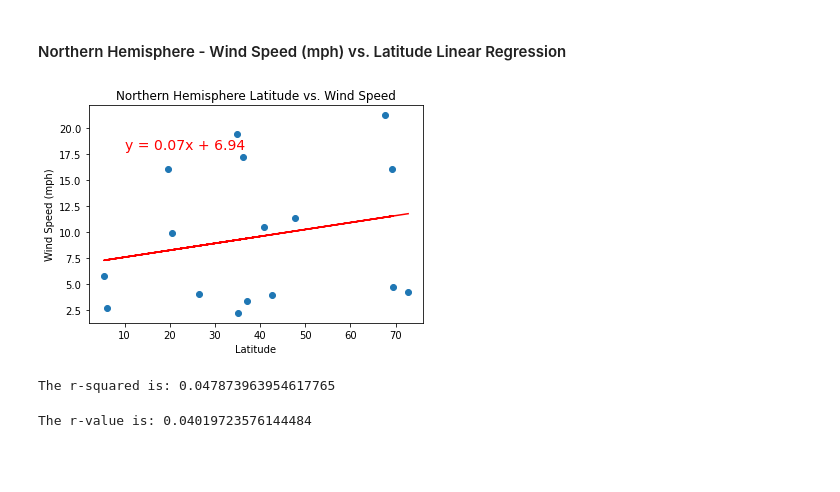
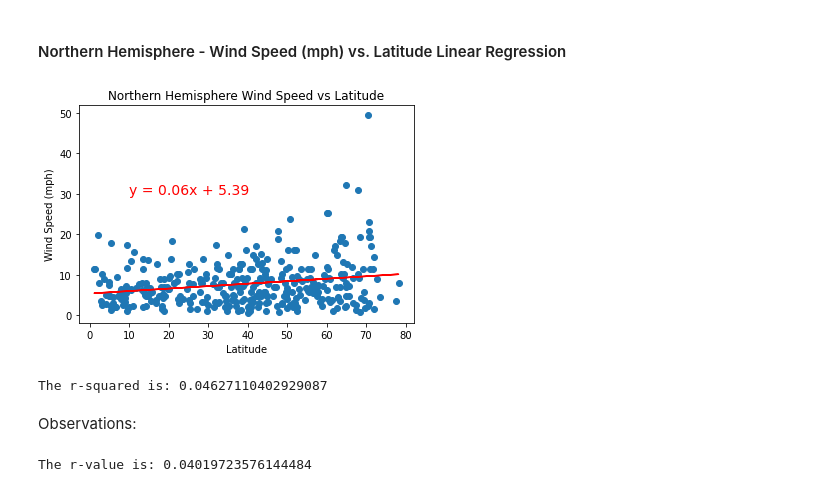
Before and after one commit to meghanvl/API_project, a Jupyter notebook: WeatherPy.ipynb, the cells around one changed output. Cells and saved outputs as stored; diff of their text form; code cells hidden in the pictures; blank space fills up the shorter version.

Commit message:
total data run

```diff
--- a/WeatherPy/WeatherPy.ipynb
+++ b/WeatherPy.ipynb
@@ -66,7 +66,7 @@ country = []
 date = []
 
 record_count = 0
-set_number = 0
+set_number = 1
 
 #build query
 url = "http://api.openweathermap.org/data/2.5/weather?"
@@ -79,9 +79,9 @@ for city in cities:
     query_url = f"{url}appid={weather_api_key}&units={units}&q=" + city
     response = requests.get(query_url).json()
 
-    if record_count < 5:
+    if record_count < 50:
         record_count +=1
-    elif set_number < 5:
+    elif set_number < 11:
         set_number +=1
         record_count = 0
     else:
@@ -102,7 +102,7 @@ for city in cities:
     except:
         print("City not found. Skipping...")
 
-#         time.sleep(1)
+        time.sleep(1)
 
 print("----------------------------")
 print("Data Retrieval Complete")
@@ -495,24 +512,26 @@ The r-value is: 0.0035263772085582894
 # %%
 #Northern Hemisphere - Wind Speed (mph) vs. Latitude
 
-# x_values = northern_data["Lat"]
-# y_values = northern_data["Wind Speed"]
+x_values = northern_data["Lat"]
+y_values = northern_data["Wind Speed"]
 
-# slope, intercept, rvalue, pvalue, stderr = linregress(x_values, y_values)
-# regression = x_values * slope + intercept
-# line_equation = "y = " + str(round(slope,2)) + "x + " + str(round(intercept,2))
-# plt.scatter(x_values, y_values)
-# plt.plot(x_values, regression, "r-")
-# plt.title("Northern Hemisphere Latitude vs. Wind Speed")
-# plt.xlabel("Latitude")
-# plt.ylabel("Wind Speed (mph)")
-# plt.annotate(line_equation,(10,18), fontsize=14, color="red")
-# plt.show()
+slope, intercept, rvalue, pvalue, stderr = linregress(x_values, y_values)
+regression = x_values * slope + intercept
+line_equation = "y = " + str(round(slope,2)) + "x + " + str(round(intercept,2))
+plt.scatter(x_values, y_values)
+plt.plot(x_values, regression, "r-")
+plt.title("Northern Hemisphere Wind Speed vs Latitude")
+plt.xlabel("Latitude")
+plt.ylabel("Wind Speed (mph)")
+plt.annotate(line_equation,(10,30), fontsize=14, color="red")
+plt.show()
 
-# print(f"The r-squared is: {rvalue**2}")
+print(f"The r-squared is: {rvalue**2}")
 # %% [output]
-[figure, old version]
+[figure, new version]
-The r-squared is: 0.047873963954617765
+The r-squared is: 0.04627110402929087
+# %% [markdown]
+Observations:
 # %%
 #output example
 # %% [output]
```
Also changed, not shown: parts of 27 cells of this notebook, 11 other files.
